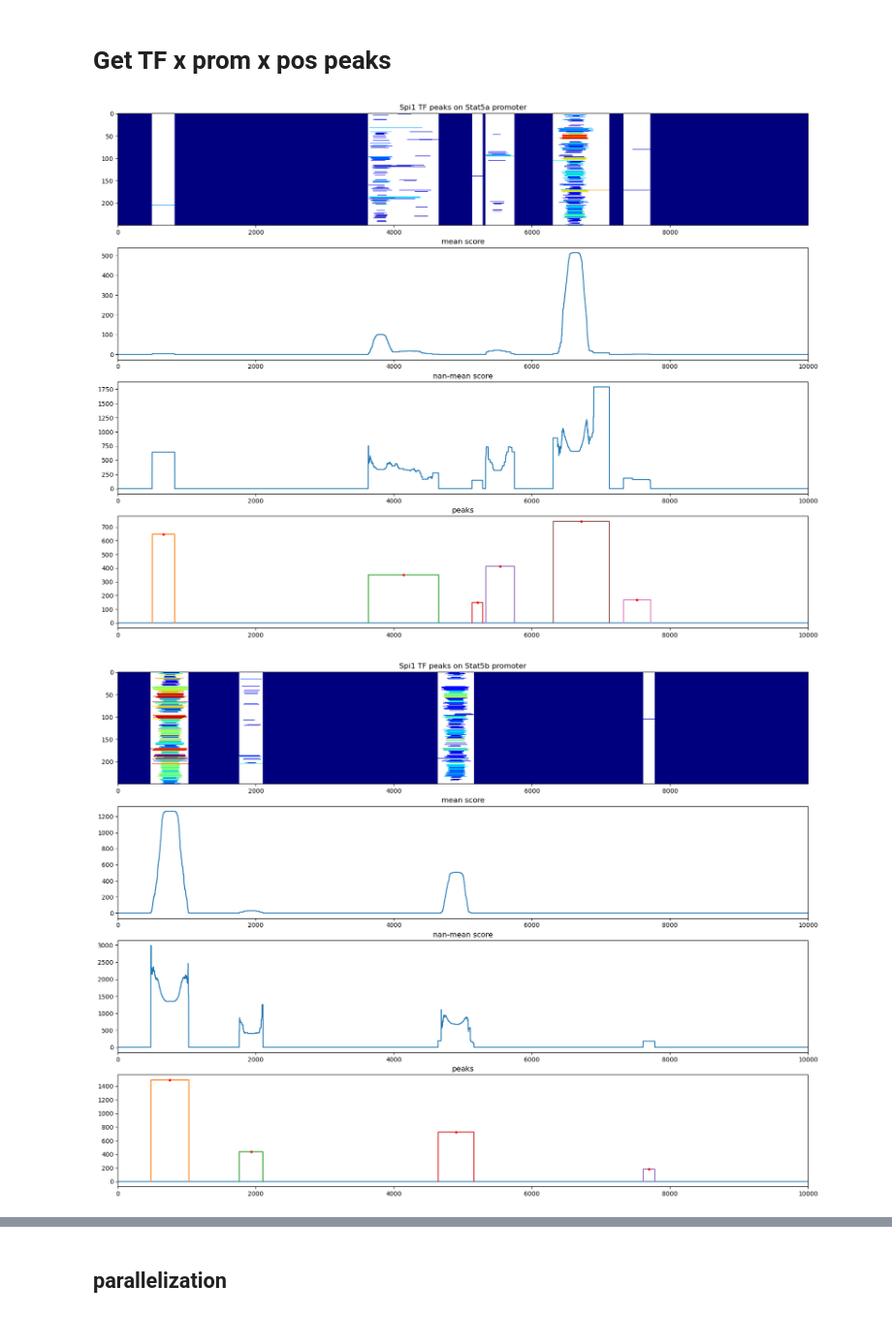
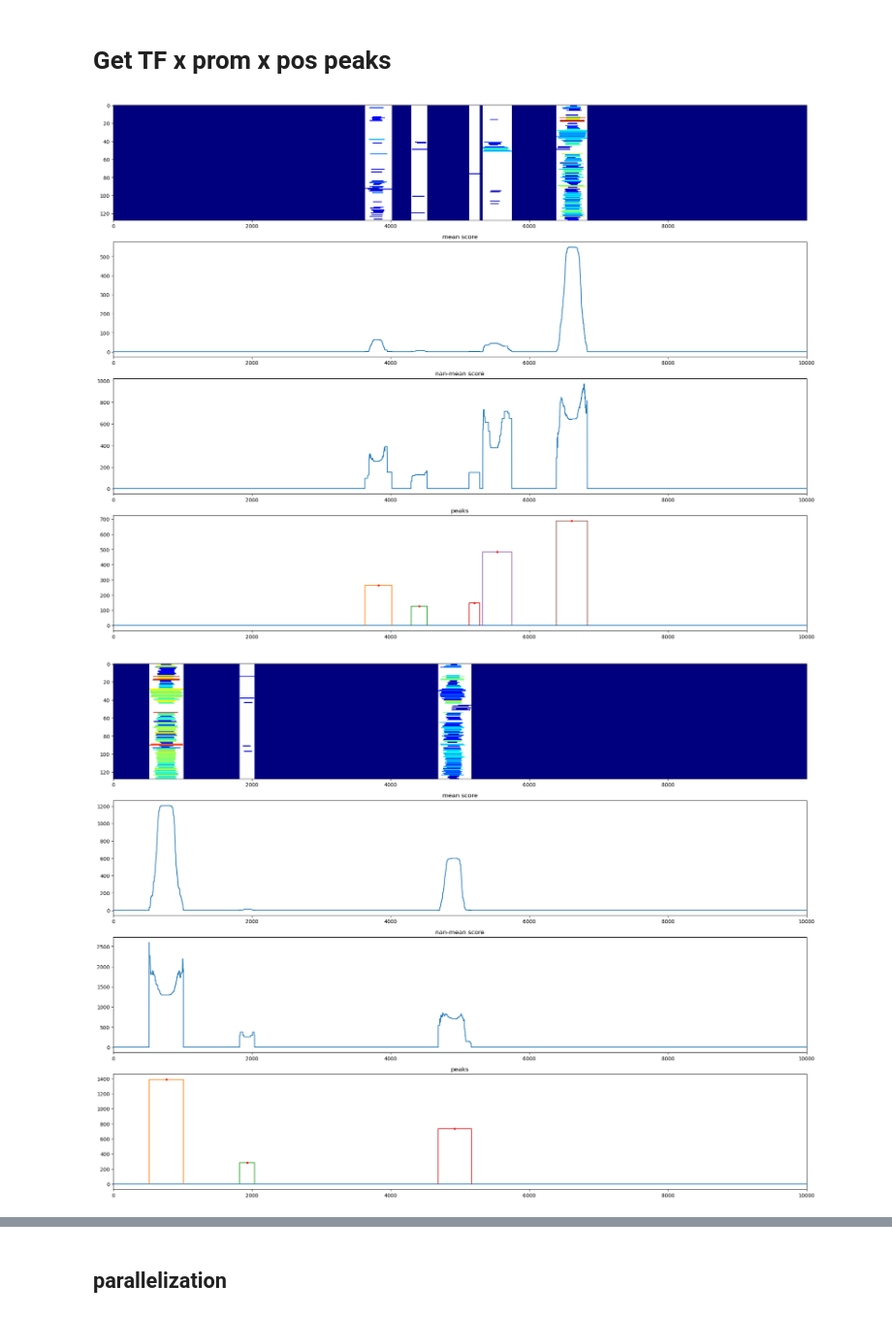
Before and after one commit to naef-lab/ChIP_atlas, a Jupyter notebook: notebooks/Average_peaks_per_tf_prom.ipynb, the cells around one changed output, grey strips where cells are left out. Shown at 97% size. Drawn from its saved outputs; the diff is of its cells as text; code cells hidden in the pictures.

```diff
--- a/notebooks/Average_peaks_per_tf_prom.ipynb
+++ b/notebooks/Average_peaks_per_tf_prom.ipynb
@@ -20,7 +20,7 @@ promoterome = pd.read_csv(infile_promoter ,sep='\t')
 CHR = promoterome.chr.unique()
 
 # load chip table
-infile=f"../resources/experimentList_{genome}_TFs_only_QC_filtered.tab"
+infile=f"../resources/experimentList_v3_{genome}_TFs_only_QC_filtered.tab"
 experiment_tf = pd.read_csv(infile,sep='\t',usecols=[0,3])
 experiment_tf.columns = ['id','antigen']
 
@@ -96,33 +97,36 @@ for tf in subset:
         peaks = np.concatenate([peaks,np.zeros([peaks.shape[0],2])],1).astype(int)
         for p,peak in enumerate(peaks):
             peaks[p,2] = np.nanmean(score[:,peak[0]:peak[1]])
             peaks[p,3] = (peak[0]+peak[1])/2
 
         if True:
             score[:,np.all(np.isnan(score),0)] = 0
             score_smooth = score.copy()
             score_smooth[np.isnan(score_smooth)] = 0
 
             fig, ax = plt.subplots(4,1,figsize=(20,15))
 
             ax[0].imshow(score,aspect='auto',cmap='jet',interpolation='none')
-            ax[0].set_title(f'{tf} TF peaks on {short_promoterome.loc[prom,'gene']} promoter')
+            #ax[0].set_title(f'{tf} TF peaks on {short_promoterome.loc[prom,'gene']} promoter')
 
             ax[1].plot(np.mean(score_smooth,0))
             ax[1].set_xlim([0,window_kb*2*1000])
             ax[1].set_title('mean score')
 
 
             ax[2].plot(np.nanmean(score,0))
             ax[2].set_xlim([0,window_kb*2*1000])
             ax[2].set_title('nan-mean score')
 
             ax[3].plot([0,window_kb*2*1000],[0,0])
             for peak in peaks:
                 ax[3].plot([peak[0],peak[0],peak[1],peak[1]],[0,peak[2],peak[2],0])
                 ax[3].plot(peak[3],peak[2],'r.')
             ax[3].set_xlim([0,window_kb*2*1000])
             ax[3].set_title('peaks')
+
+            fig.tight_layout()
+            fig.savefig(f"fig/peaks_{tf}_on_{short_promoterome.loc[prom,'gene']}.pdf")
 # %% [output]
-[figure, old version]
+[figure, new version]
-[figure, old version]
+[figure, new version]
```
Also changed, not shown: parts of 2 cells of this notebook, 12 other files.
